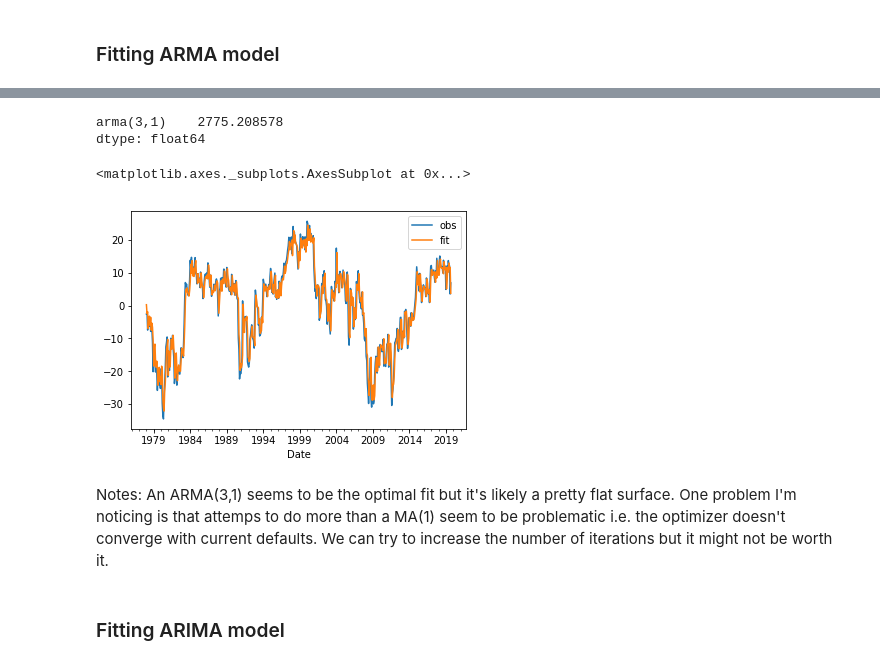
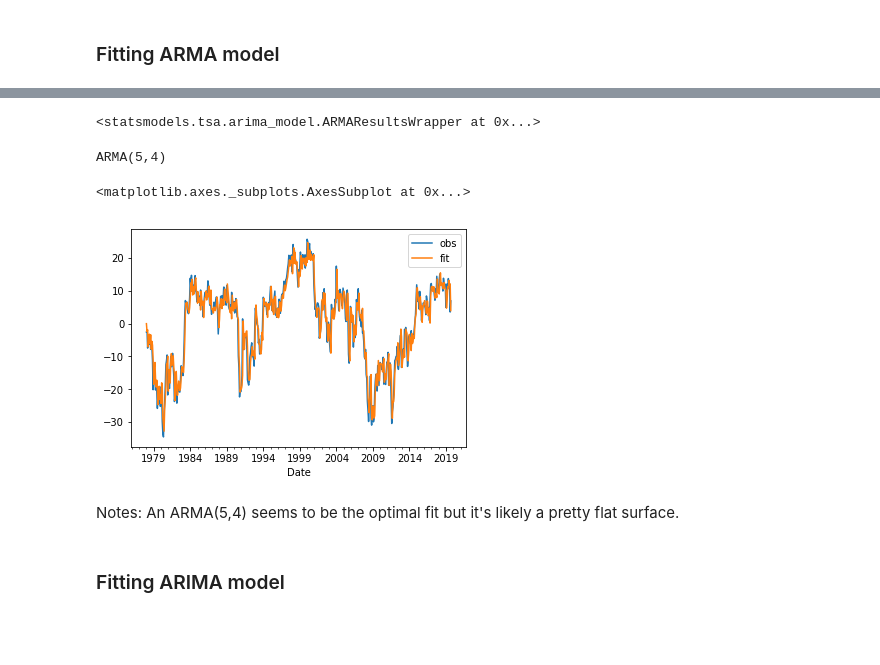
Before and after one commit to nt-ds/ckt-time-series-analysis, a Jupyter notebook: TSM_Proj.ipynb, the cells around one changed output, grey strips where cells are left out. Cells and saved outputs as stored; diff of their text form; code cells hidden in the pictures; blank space fills up the shorter version.

```diff
--- a/TSM_Proj.ipynb
+++ b/TSM_Proj.ipynb
@@ -312,0 +306,9 @@ opt:2.722373711949147 lag1:2.7032732502554344 lag2:2.7088264677657437 lag3:2.702
+# %%
+kwargs ={}
+def_args = {}
+def_args['dates'] = kwargs.get('dates',None)
+def_args['freq'] = kwargs.get('freq',None)
+def_args['missing'] = kwargs.get('missing',None)
+ar_opt = tsa.ar_model.AR(ddata_cons.values.reshape(-1,),**def_args)
+ar_opt = model.fit(ic='aic',trend='nc',maxlag=None)
+ar_opt.k_ar
@@ -317,5 +321,13 @@ An AR model seems to fit pretty well. The optimal fit found by minimizing the AI
 # %%
 # this gets all the arma models
 # we then have to fit each one and get the AIC
-all_arma = STATS.ARMA_model(ddata_cons,maxp=10,maxq=1)
-arma_aic = pd.Series({imodel: all_arma[imodel].fit().aic for imodel in all_arma})
+all_arma = STATS.ARMA_model(ddata_cons,maxp=10,maxq=10)
+
+arma_fits = {}
+for model in all_arma:
+    try:
+        m_fit = all_arma[model].fit(trend='nc')
+        arma_fits[model]=m_fit
+    except:
+        print('failed on:{0}'.format(model))
+        pass
@@ -341,0 +343,3 @@ dtype: float64
+# %%
+arma_aic= pd.Series({x: arma_fits[x].aic for x in arma_fits})
+print(arma_aic)
@@ -342,5 +364,4 @@ dtype: float64
 # %%
-arma_aic[arma_aic==arma_aic.min()]
+arma_opt=arma_fits[arma_aic[arma_aic==arma_aic.min()].index[0]]
 # %% [output]
-arma(3,1)    2775.208578
-dtype: float64
+<statsmodels.tsa.arima_model.ARMAResultsWrapper at 0x...>
@@ -349,11 +368,13 @@ opt_model=all_arma['arma(3,1)'].fit()
 # %%
-plot_data = pd.DataFrame({'obs': ddata_cons, 'fit':opt_model.fittedvalues})
+print('ARMA({0},{1})'.format(arma_opt.k_ar,arma_opt.k_ma))
+plot_data = pd.DataFrame({'obs': ddata_cons, 'fit':arma_opt.fittedvalues})
 plot_data.plot()
 # %% [output]
-<matplotlib.axes._subplots.AxesSubplot at 0x...>
+ARMA(5,4)
+<matplotlib.axes._subplots.AxesSubplot at 0x...>
-[figure, old version]
+[figure, new version]
-# %% [markdown]
-Notes: An ARMA(3,1) seems to be the optimal fit but it's likely a pretty flat surface. One problem I'm noticing is that attemps to do more than a MA(1) seem to be problematic i.e. the optimizer doesn't converge with current defaults. We can try to increase the number of iterations but it might not be worth it.
+# %% [markdown]
+Notes: An ARMA(5,4) seems to be the optimal fit but it's likely a pretty flat surface.
 # %% [markdown]
 ### Fitting ARIMA model
 # %%
```
Also changed, not shown: parts of 28 cells of this notebook.
